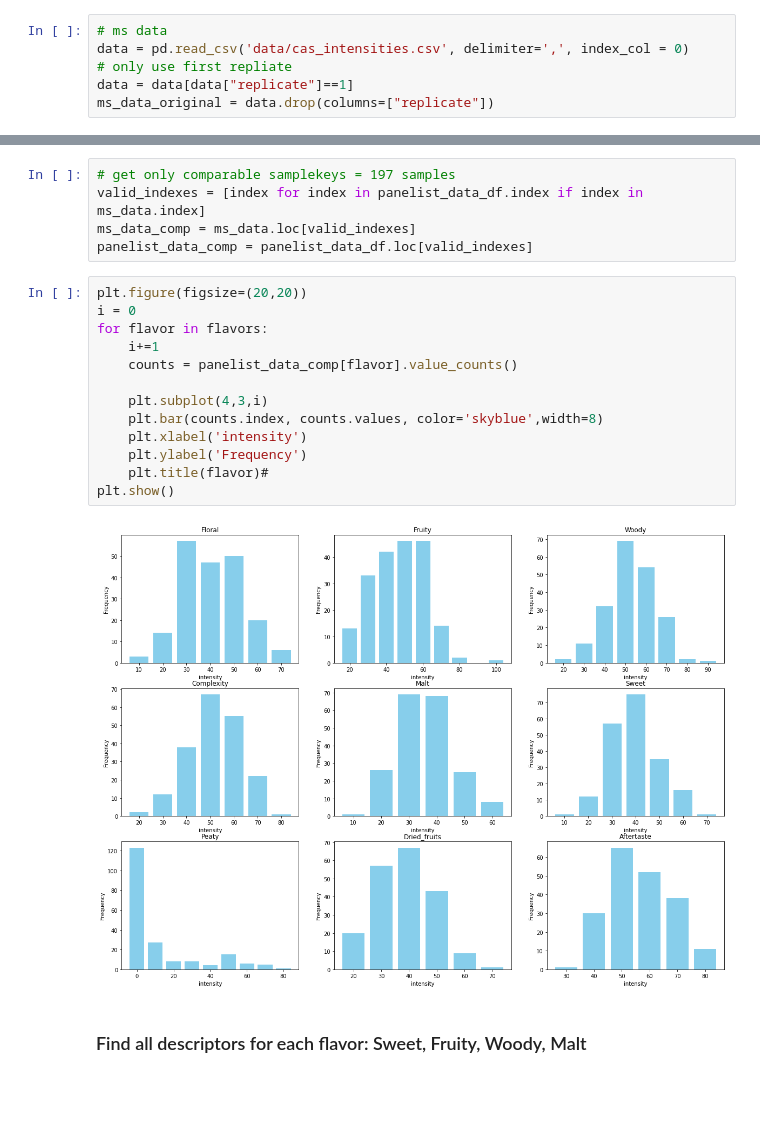
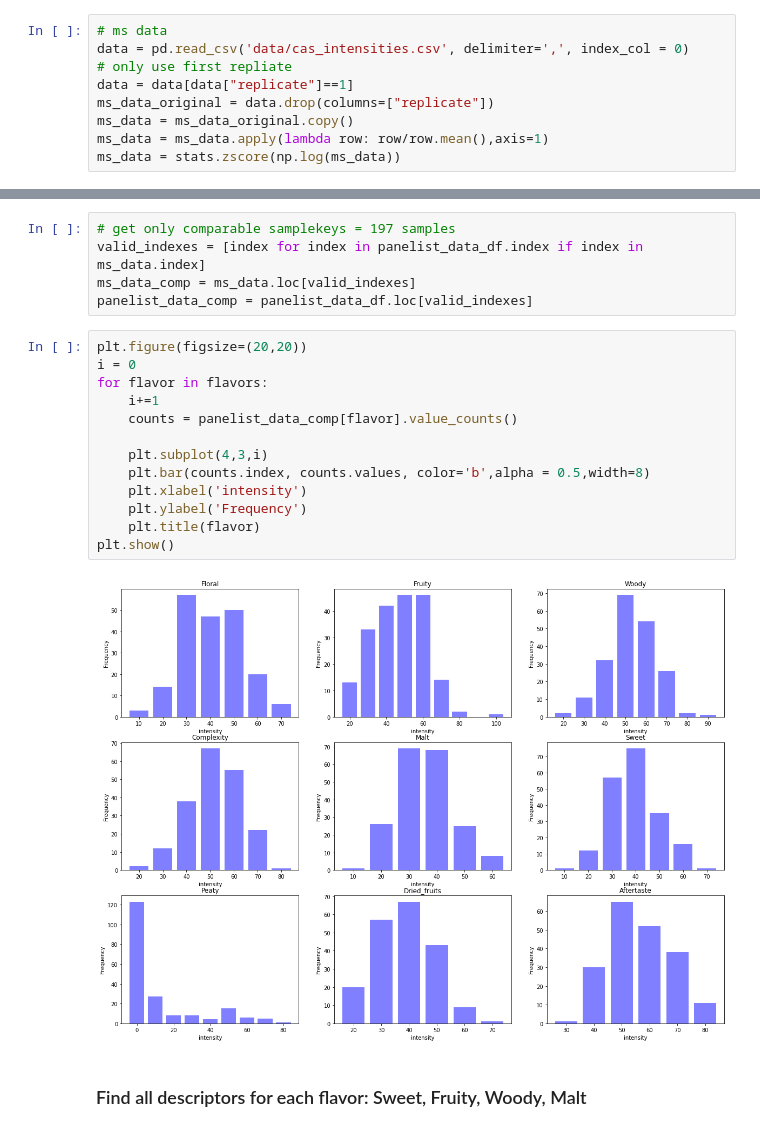
Before and after one commit to rengesf/flavorpred, a Jupyter notebook: cas_flavor_correlation.ipynb, the cells around one changed output, grey strips where cells are left out. Drawn from its saved outputs; the diff is of its cells as text; blank space fills up the shorter version.

```diff
--- a/cas_flavor_correlation.ipynb
+++ b/cas_flavor_correlation.ipynb
@@ -18,3 +18,6 @@ data = pd.read_csv('data/cas_intensities.csv', delimiter=',', index_col = 0)
 # only use first repliate
 data = data[data["replicate"]==1]
 ms_data_original = data.drop(columns=["replicate"])
+ms_data = ms_data_original.copy()
+ms_data = ms_data.apply(lambda row: row/row.mean(),axis=1)
+ms_data = stats.zscore(np.log(ms_data))
@@ -75,18 +83,18 @@ panelist_data_comp = panelist_data_df.loc[valid_indexes]
 # %%
 plt.figure(figsize=(20,20))
 i = 0
 for flavor in flavors:
     i+=1
     counts = panelist_data_comp[flavor].value_counts()
 
     plt.subplot(4,3,i)
-    plt.bar(counts.index, counts.values, color='skyblue',width=8)
+    plt.bar(counts.index, counts.values, color='b',alpha = 0.5,width=8)
     plt.xlabel('intensity')
     plt.ylabel('Frequency')
-    plt.title(flavor)#
+    plt.title(flavor)
 plt.show()
 # %% [output]
-[figure, old version]
+[figure, new version]
 # %% [markdown]
 ### Find all descriptors for each flavor: Sweet, Fruity, Woody, Malt
 # %%
```
Also changed, not shown: parts of 65 cells of this notebook, 1 other file.
